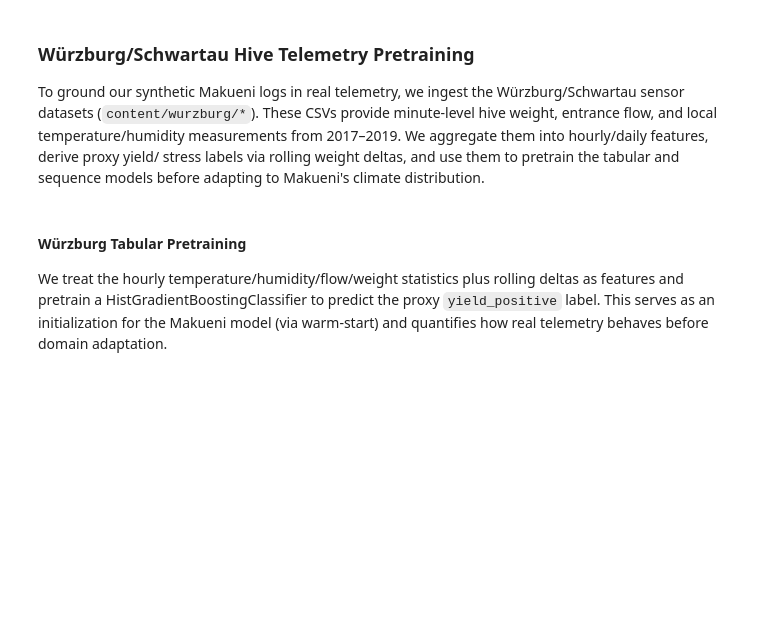
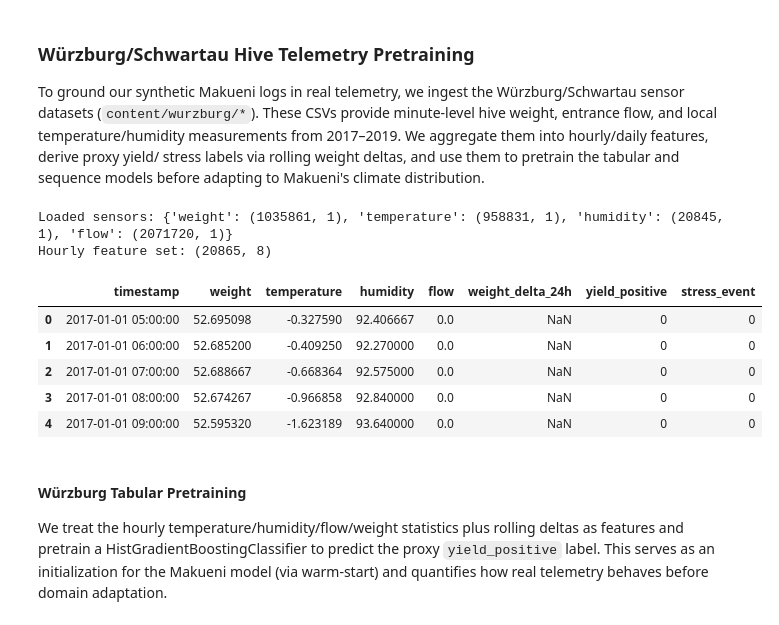
Before and after one commit to simlexx-k/QueenBeeAcoustics, a Jupyter notebook: Kaggle_QueenBee_Makueni.ipynb, the cells around one changed output. Saved outputs shown, nothing was run; the diff lists cells and outputs as text; code cells hidden in the pictures; blank space fills up the shorter version.

```diff
--- a/Kaggle_QueenBee_Makueni.ipynb
+++ b/Kaggle_QueenBee_Makueni.ipynb
@@ -1281,7 +1295,7 @@ To ground our synthetic Makueni logs in real telemetry, we ingest the Würzburg/
 from pathlib import Path
 import pandas as pd
 
-WURZBURG_DIR = CONTENT_ROOT / 'wurzburg'
+WURZBURG_DIR = CONTENT_ROOT / 'bee-hive-metrics'
 if not WURZBURG_DIR.exists():
     raise FileNotFoundError(f"Missing Würzburg data at {WURZBURG_DIR}")
 
@@ -1294,33 +1308,42 @@ def load_sensor(name):
 
 weight_df = load_sensor('weight_wurzburg.csv')
 temp_df = load_sensor('temperature_wurzburg.csv')
 humidity_df = load_sensor('humidity_wurzburg.csv')
 flow_df = load_sensor('flow_wurzburg.csv')
 
 print('Loaded sensors:', {
     'weight': weight_df.shape,
     'temperature': temp_df.shape,
     'humidity': humidity_df.shape,
     'flow': flow_df.shape
 })
 
 # Resample to hourly means and align
 hourly = pd.DataFrame({
     'weight': weight_df['weight'].resample('1H').mean(),
     'temperature': temp_df['temperature'].resample('1H').mean(),
     'humidity': humidity_df['humidity'].resample('1H').mean(),
     'flow': flow_df['flow'].resample('1H').mean(),
 })
 hourly = hourly.interpolate(limit_direction='both')
 
 # Derive proxy labels: positive weight change over 24h indicates nectar intake (yield), negative sustained drop indicates stress/harvest
 hourly['weight_delta_24h'] = hourly['weight'].diff(24)
 hourly['yield_positive'] = (hourly['weight_delta_24h'] > 0.5).astype(int)
 hourly['stress_event'] = (hourly['weight_delta_24h'] < -1.0).astype(int)
 
 hourly.reset_index(inplace=True)
 print('Hourly feature set:', hourly.shape)
 hourly.head()
+# %% [output]
+Loaded sensors: {'weight': (1035861, 1), 'temperature': (958831, 1), 'humidity': (20845, 1), 'flow': (2071720, 1)}
+Hourly feature set: (20865, 8)
+|  | timestamp | weight | temperature | humidity | flow | weight_delta_24h | yield_positive | stress_event |
+| 0 | 2017-01-01 05:00:00 | 52.695098 | -0.327590 | 92.406667 | 0.0 | NaN | 0 | 0 |
+| 1 | 2017-01-01 06:00:00 | 52.685200 | -0.409250 | 92.270000 | 0.0 | NaN | 0 | 0 |
+| 2 | 2017-01-01 07:00:00 | 52.688667 | -0.668364 | 92.575000 | 0.0 | NaN | 0 | 0 |
+| 3 | 2017-01-01 08:00:00 | 52.674267 | -0.966858 | 92.840000 | 0.0 | NaN | 0 | 0 |
+| 4 | 2017-01-01 09:00:00 | 52.595320 | -1.623189 | 93.640000 | 0.0 | NaN | 0 | 0 |
 # %% [markdown]
 #### Würzburg Tabular Pretraining
 
```
Also changed, not shown: parts of 12 cells of this notebook.
